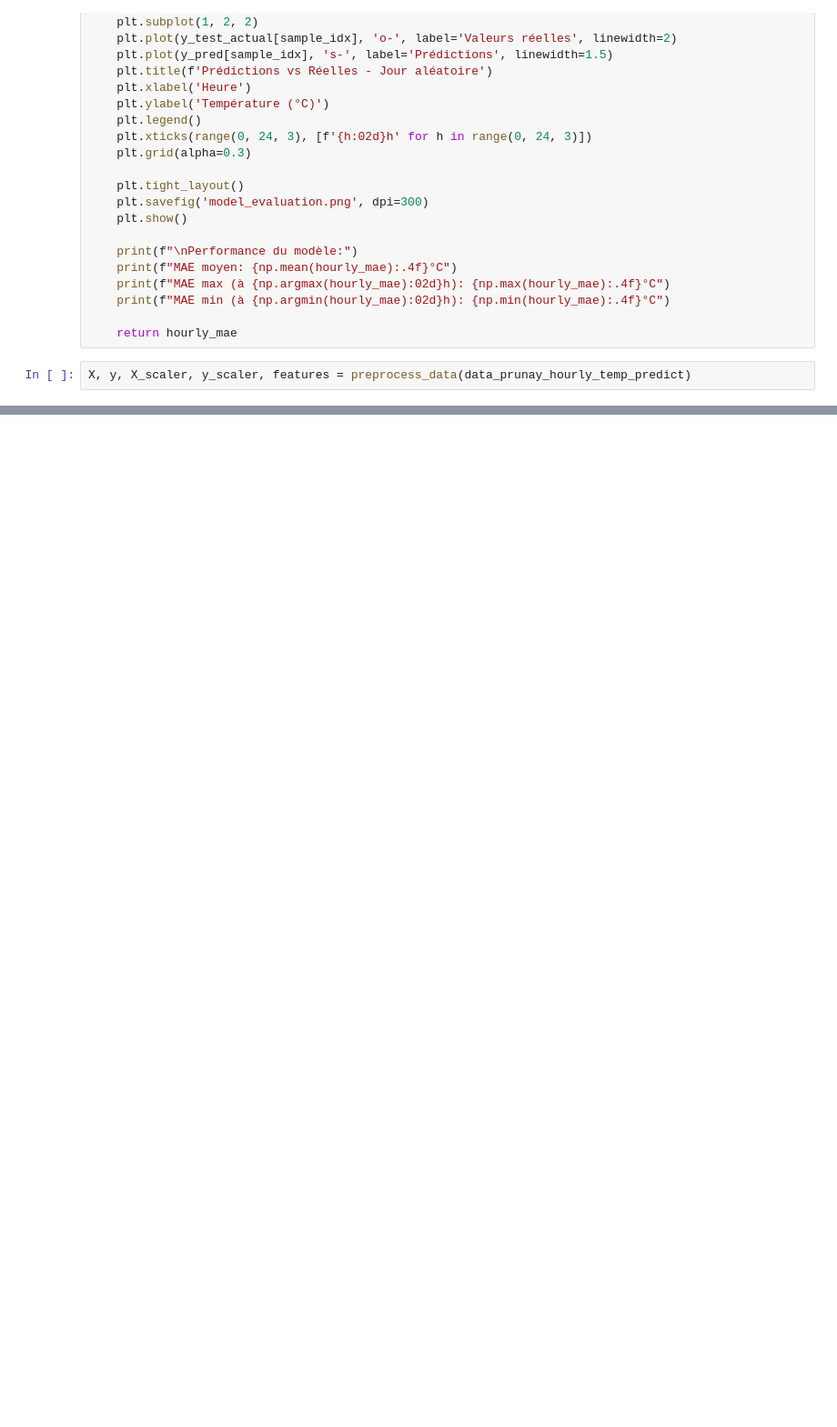
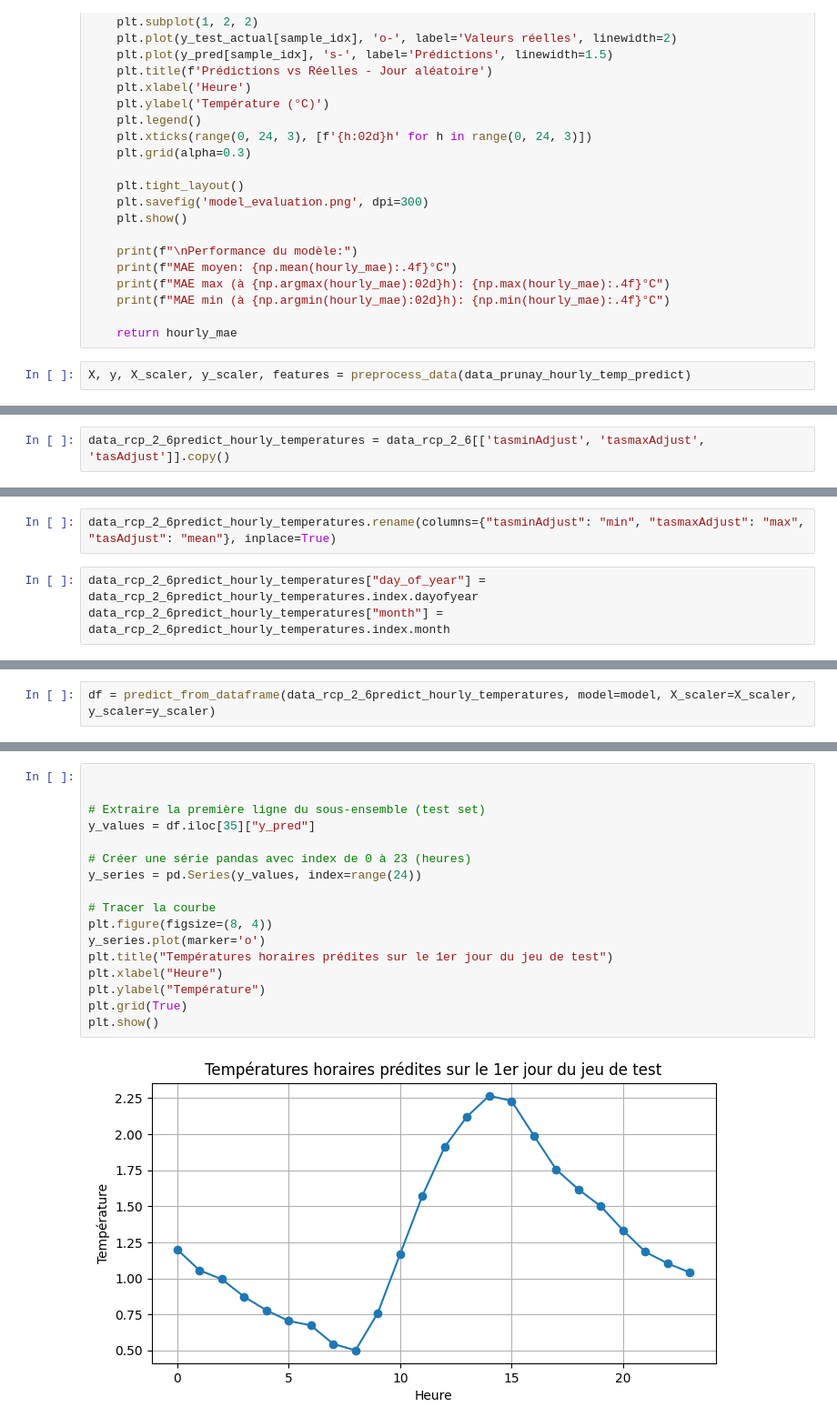
Before and after one commit to kubit07/data_analyse_DRIAS, a Jupyter notebook: bidirectinal_lstm_second_method.ipynb, the cells around one changed output, grey strips where cells are left out. Shown: that part at 91% size. Saved outputs shown, nothing was run; the diff lists cells and outputs as text; blank space fills up the shorter version.

Commit message:
Predict 24h Temp

```diff
--- a/bidirectinal_lstm_second_method.ipynb
+++ b/bidirectinal_lstm_second_method.ipynb
@@ -931,0 +805,2 @@ plt.show()
+# %%
+data_rcp_2_6predict_hourly_temperatures = data_rcp_2_6[['tasminAdjust', 'tasmaxAdjust', 'tasAdjust']].copy()
@@ -931,0 +824,5 @@ plt.show()
+# %%
+data_rcp_2_6predict_hourly_temperatures.rename(columns={"tasminAdjust": "min", "tasmaxAdjust": "max", "tasAdjust": "mean"}, inplace=True)
+# %%
+data_rcp_2_6predict_hourly_temperatures["day_of_year"] = data_rcp_2_6predict_hourly_temperatures.index.dayofyear
+data_rcp_2_6predict_hourly_temperatures["month"] = data_rcp_2_6predict_hourly_temperatures.index.month
@@ -931,0 +846,2 @@ plt.show()
+# %%
+df = predict_from_dataframe(data_rcp_2_6predict_hourly_temperatures, model=model, X_scaler=X_scaler, y_scaler=y_scaler)
@@ -931,0 +864,19 @@ plt.show()
+# %%
+
+
+# Extraire la première ligne du sous-ensemble (test set)
+y_values = df.iloc[35]["y_pred"]
+
+# Créer une série pandas avec index de 0 à 23 (heures)
+y_series = pd.Series(y_values, index=range(24))
+
+# Tracer la courbe
+plt.figure(figsize=(8, 4))
+y_series.plot(marker='o')
+plt.title("Températures horaires prédites sur le 1er jour du jeu de test")
+plt.xlabel("Heure")
+plt.ylabel("Température")
+plt.grid(True)
+plt.show()
+# %% [output]
+[figure, added]
```
Also changed, not shown: parts of 29 cells of this notebook, 3 other files.
